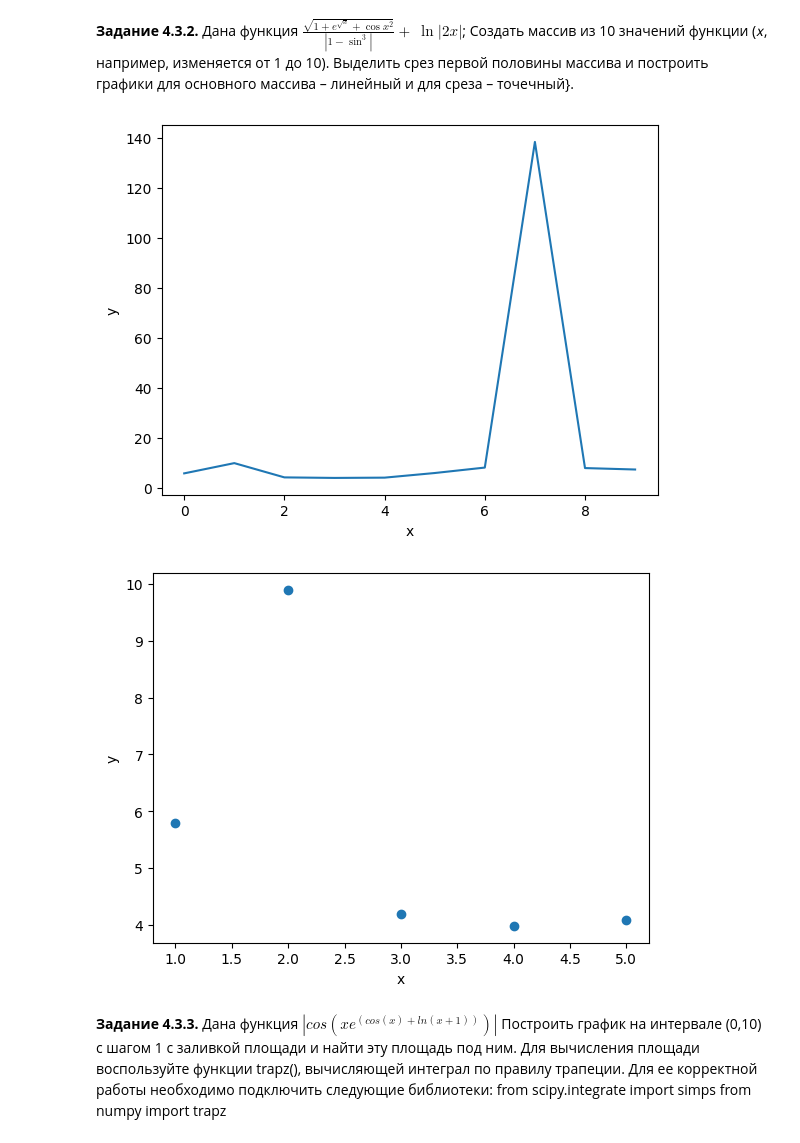
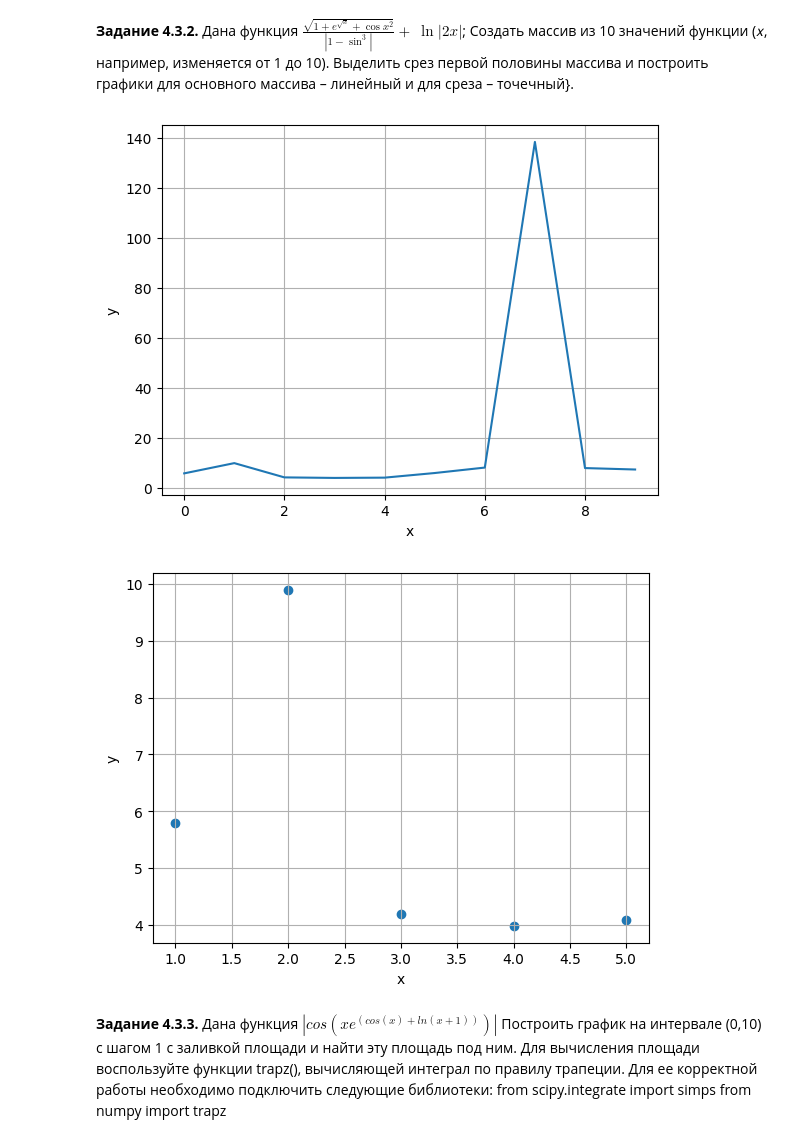
Before and after one commit to webanetStorm/AI_webanet, a Jupyter notebook: AI_1.ipynb, the cells around one changed output. Saved outputs shown, nothing was run; the diff lists cells and outputs as text; code cells hidden in the pictures.

```diff
--- a/AI_1.ipynb
+++ b/AI_1.ipynb
@@ -262,26 +263,29 @@ else:
 # %%
 from matplotlib import pyplot
 import numpy
 
 
 y = []
 
 for x in range(1, 11):
     y.append(numpy.sqrt(1 + numpy.e ** numpy.sqrt(x) + numpy.cos(x ** 2)) / abs(1 - numpy.sin(x) ** 3) + numpy.log(abs(2 * x)))
 
 
 pyplot.plot(y)
 pyplot.xlabel('x')
 pyplot.ylabel('y')
+grid(True)
 pyplot.show()
 
 pyplot.scatter([1, 2, 3, 4, 5],  y[:len(y) // 2])
 pyplot.xlabel('x')
 pyplot.ylabel('y')
+pyplot.ylabel('y')
+grid(True)
 pyplot.show()
 # %% [output]
-[figure, old version]
+[figure, new version]
-[figure, old version]
+[figure, new version]
 # %% [markdown]
 **Задание 4.3.3.** Дана функция $|cos(𝑥𝑒^{(cos(𝑥)+ln(𝑥+1))})|$ Построить график на интервале (0,10) с шагом 1 с заливкой площади и найти эту площадь под ним.
 Для вычисления площади воспользуйте функции trapz(), вычисляющей интеграл по правилу трапеции.
```
Also changed, not shown: parts of 5 cells of this notebook.
